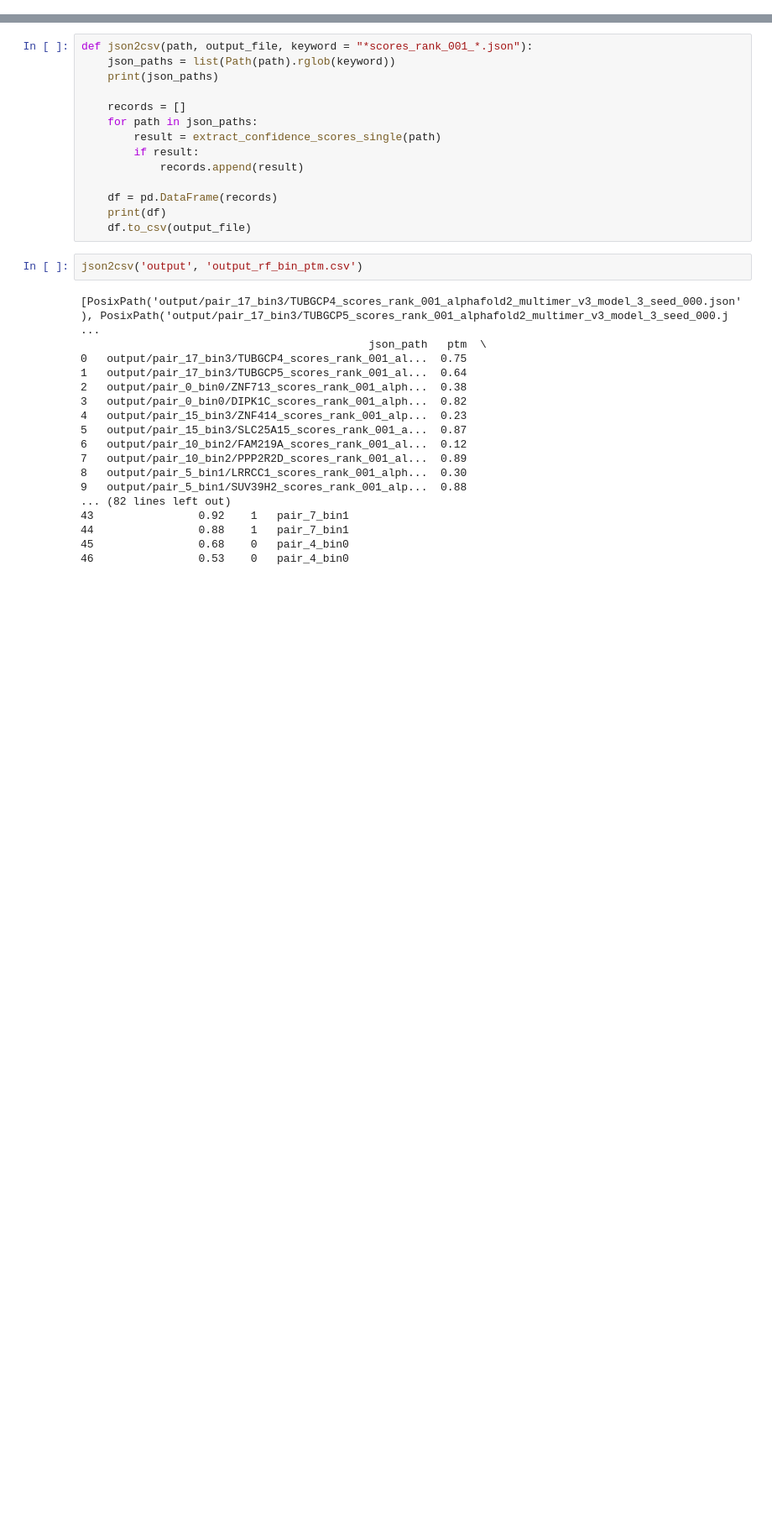
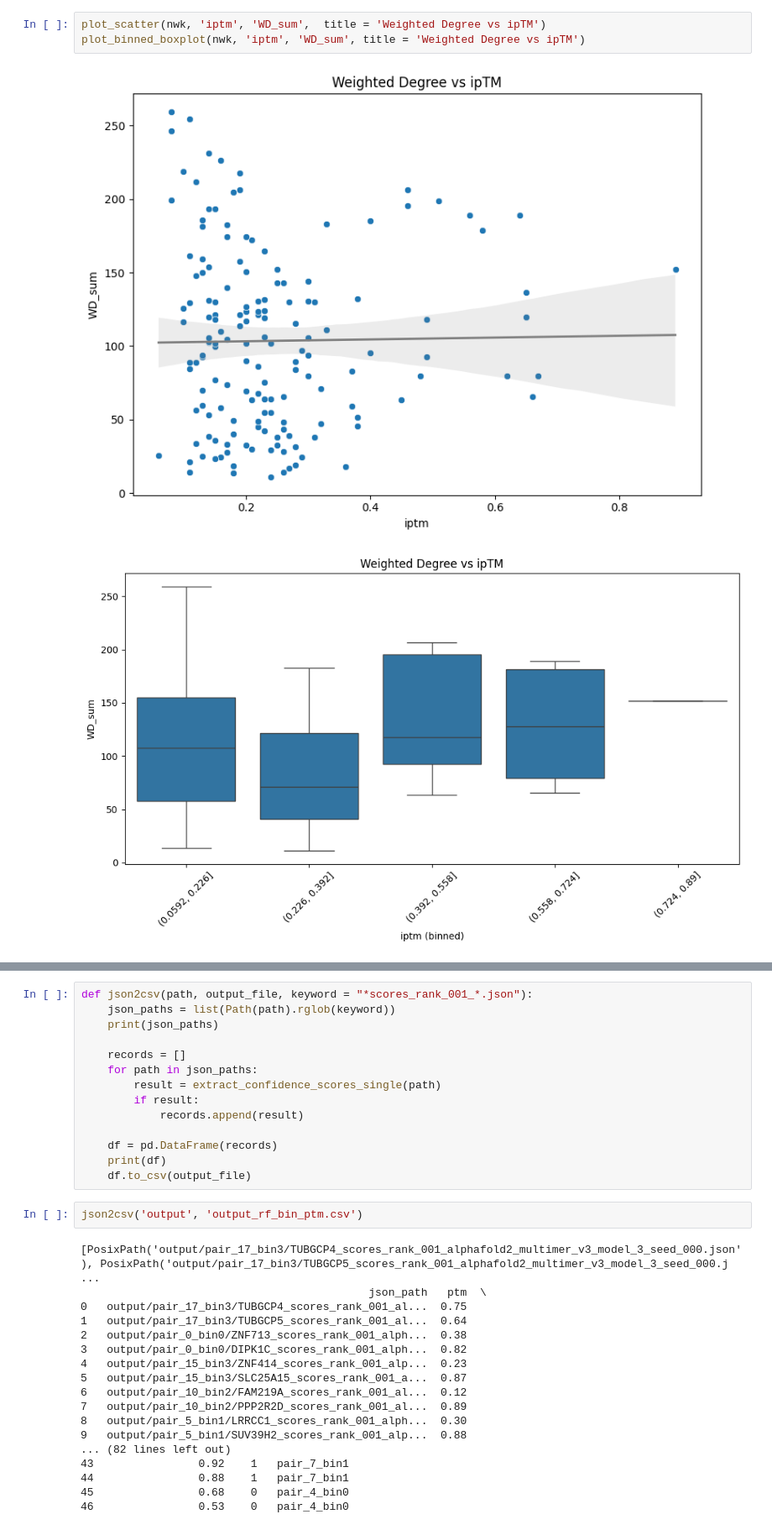
Before and after one commit to briannaflynn/gene_embedding_analysis, a Jupyter notebook: AF_results_processing.ipynb, the cells around one changed output, grey strips where cells are left out. Shown at 84% size. Saved outputs shown, nothing was run; the diff lists cells and outputs as text; blank space fills up the shorter version.

```diff
--- a/AF_results_processing.ipynb
+++ b/AF_results_processing.ipynb
@@ -139,0 +250,6 @@ print(df)
+# %%
+plot_scatter(nwk, 'iptm', 'WD_sum',  title = 'Weighted Degree vs ipTM')
+plot_binned_boxplot(nwk, 'iptm', 'WD_sum', title = 'Weighted Degree vs ipTM')
+# %% [output]
+[figure, added]
+[figure, added]
```
Also changed, not shown: parts of 19 cells of this notebook, 17 other files.
